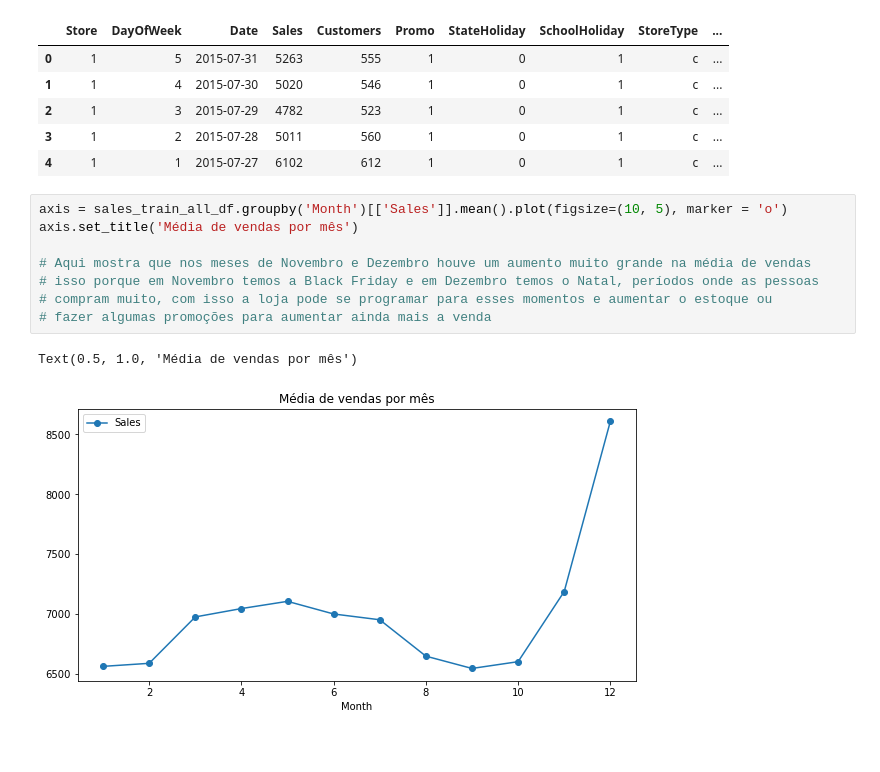
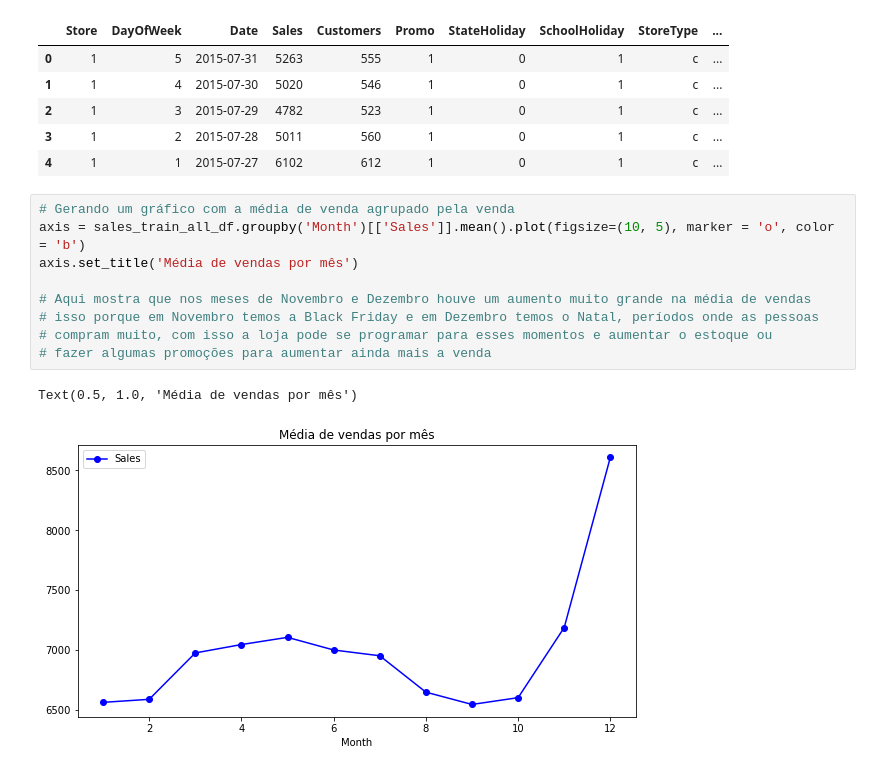
Before and after one commit to Brandao20vtr/projetos, a Jupyter notebook: Analise_Exploratoria_Vendas.ipynb, the cells around one changed output. Drawn from its saved outputs; the diff is of its cells as text.

Commit message:
Novos gráficos

```diff
--- a/Analise_Exploratoria_Vendas.ipynb
+++ b/Analise_Exploratoria_Vendas.ipynb
@@ -503,13 +503,14 @@ sales_train_all_df.head()
 | 3 | 1 | 2 | 2015-07-28 | 5011 | 560 | 1 | 0 | 1 | c | ... |
 | 4 | 1 | 1 | 2015-07-27 | 6102 | 612 | 1 | 0 | 1 | c | ... |
 # %%
-axis = sales_train_all_df.groupby('Month')[['Sales']].mean().plot(figsize=(10, 5), marker = 'o')
+# Gerando um gráfico com a média de venda agrupado pela venda
+axis = sales_train_all_df.groupby('Month')[['Sales']].mean().plot(figsize=(10, 5), marker = 'o', color = 'b')
 axis.set_title('Média de vendas por mês')
 
 # Aqui mostra que nos meses de Novembro e Dezembro houve um aumento muito grande na média de vendas
 # isso porque em Novembro temos a Black Friday e em Dezembro temos o Natal, períodos onde as pessoas
 # compram muito, com isso a loja pode se programar para esses momentos e aumentar o estoque ou
 # fazer algumas promoções para aumentar ainda mais a venda
 # %% [output]
 Text(0.5, 1.0, 'Média de vendas por mês')
-[figure, old version]
+[figure, new version]
```
Also changed, not shown: parts of 2 cells of this notebook.
